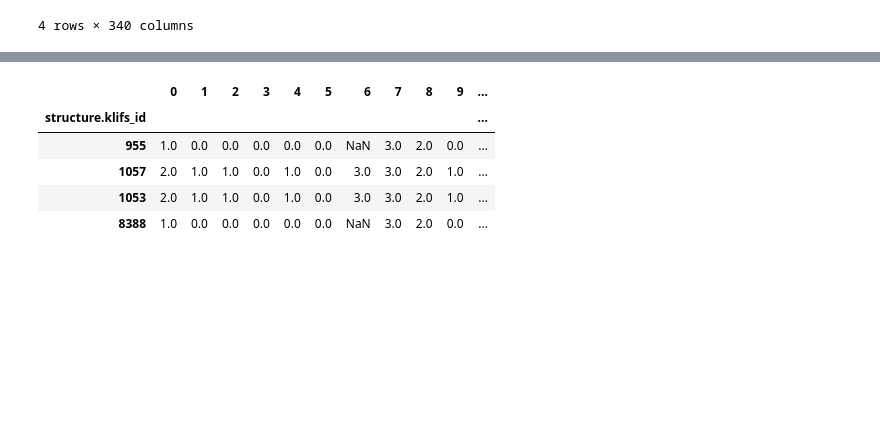
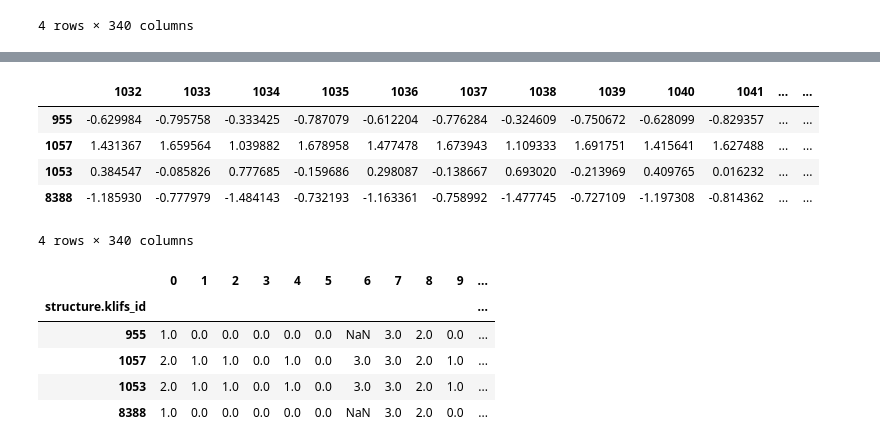
Before and after one commit to yanz-24/kissim-ligand-aware, a Jupyter notebook: docs/tutorials/ligand_aware.ipynb, the cells around one changed output, grey strips where cells are left out. Cells and saved outputs as stored; diff of their text form; code cells hidden in the pictures; blank space fills up the shorter version.

```diff
--- a/docs/tutorials/ligand_aware.ipynb
+++ b/docs/tutorials/ligand_aware.ipynb
@@ -973,3 +984,22 @@ ligand_features_df
+# %%
+# normalize the features
+from sklearn.preprocessing import StandardScaler
+scaler = StandardScaler()
+scaler.fit(ligand_features)
+ligand_features_scaled = scaler.transform(ligand_features)
+ligand_features_scaled_df = pd.DataFrame(
+    ligand_features_scaled,
+    index=df_study_case['structure.klifs_id'].tolist(),
+    columns=range(1032, 1032+ligand_features.shape[1])
+    )
+ligand_features_scaled_df
+# %% [output]
+|  | 1032 | 1033 | 1034 | 1035 | 1036 | 1037 | 1038 | 1039 | 1040 | 1041 | ... | ... |
+| 955 | -0.629984 | -0.795758 | -0.333425 | -0.787079 | -0.612204 | -0.776284 | -0.324609 | -0.750672 | -0.628099 | -0.829357 | ... | ... |
+| 1057 | 1.431367 | 1.659564 | 1.039882 | 1.678958 | 1.477478 | 1.673943 | 1.109333 | 1.691751 | 1.415641 | 1.627488 | ... | ... |
+| 1053 | 0.384547 | -0.085826 | 0.777685 | -0.159686 | 0.298087 | -0.138667 | 0.693020 | -0.213969 | 0.409765 | 0.016232 | ... | ... |
+| 8388 | -1.185930 | -0.777979 | -1.484143 | -0.732193 | -1.163361 | -0.758992 | -1.477745 | -0.727109 | -1.197308 | -0.814362 | ... | ... |
+4 rows × 340 columns
 # %%
 kissim_fingerprints_df_subset = kissim_fingerprints_df[kissim_fingerprints_df.index.isin(df_study_case['structure.klifs_id'].tolist())]
 kissim_fingerprints_df_subset
```
Also changed, not shown: parts of 4 cells of this notebook.
